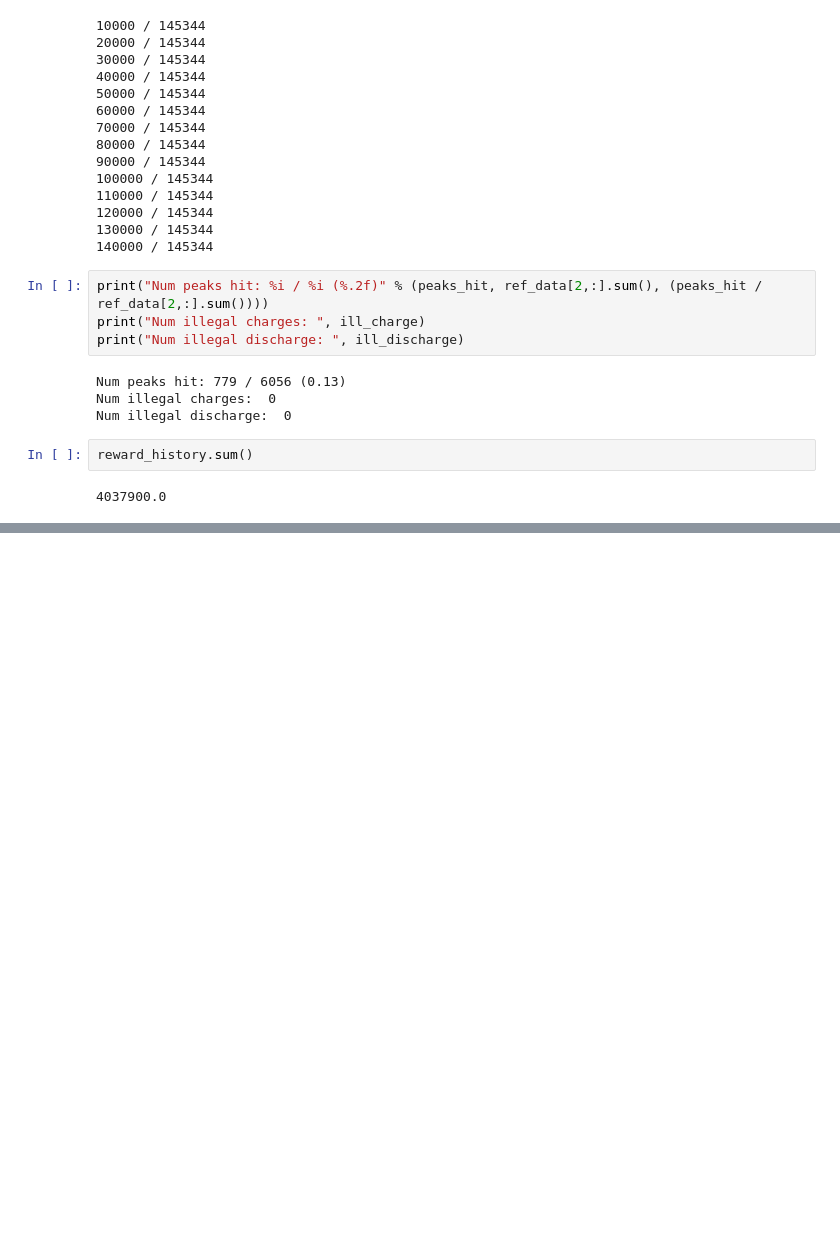
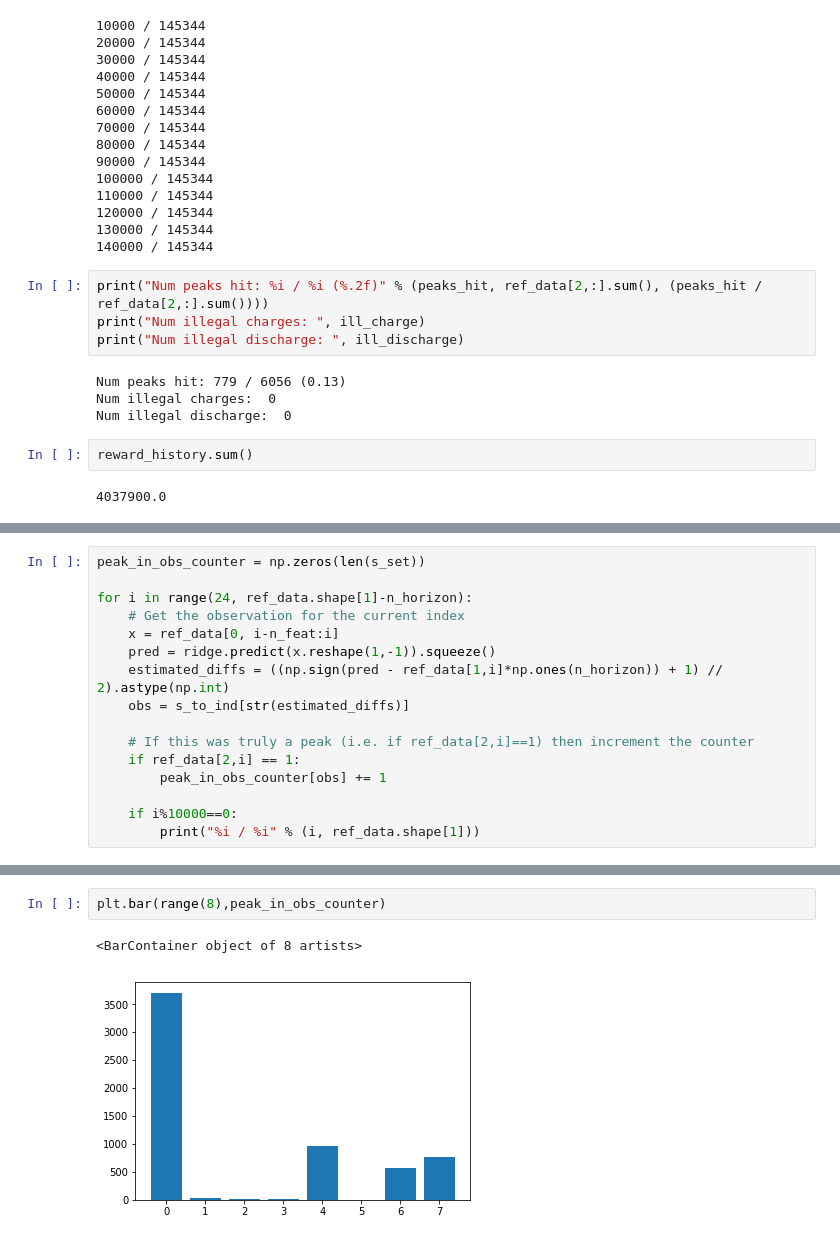
Before and after one commit to logan-spear/aa228_project, a Jupyter notebook: cleaned_up_version.ipynb, the cells around one changed output, grey strips where cells are left out. Cells and saved outputs as stored; diff of their text form; blank space fills up the shorter version.

```diff
--- a/cleaned_up_version.ipynb
+++ b/cleaned_up_version.ipynb
@@ -444,0 +449,16 @@ reward_history.sum()
+# %%
+peak_in_obs_counter = np.zeros(len(s_set))
+
+for i in range(24, ref_data.shape[1]-n_horizon):
+    # Get the observation for the current index
+    x = ref_data[0, i-n_feat:i]
+    pred = ridge.predict(x.reshape(1,-1)).squeeze()
+    estimated_diffs = ((np.sign(pred - ref_data[1,i]*np.ones(n_horizon)) + 1) // 2).astype(np.int)
+    obs = s_to_ind[str(estimated_diffs)]
+
+    # If this was truly a peak (i.e. if ref_data[2,i]==1) then increment the counter
+    if ref_data[2,i] == 1:
+        peak_in_obs_counter[obs] += 1
+
+    if i%10000==0:
+        print("%i / %i" % (i, ref_data.shape[1]))
@@ -444,0 +495,5 @@ reward_history.sum()
+# %%
+plt.bar(range(8),peak_in_obs_counter)
+# %% [output]
+<BarContainer object of 8 artists>
+[figure, added]
```
Also changed, not shown: parts of 16 cells of this notebook.
